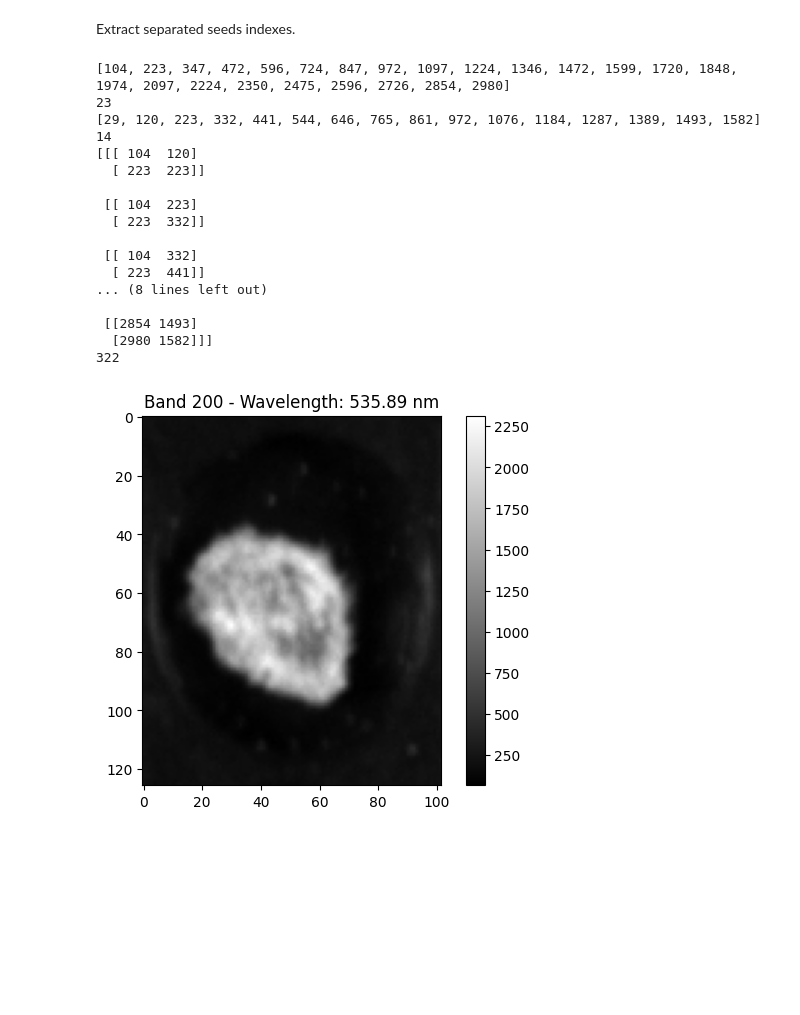
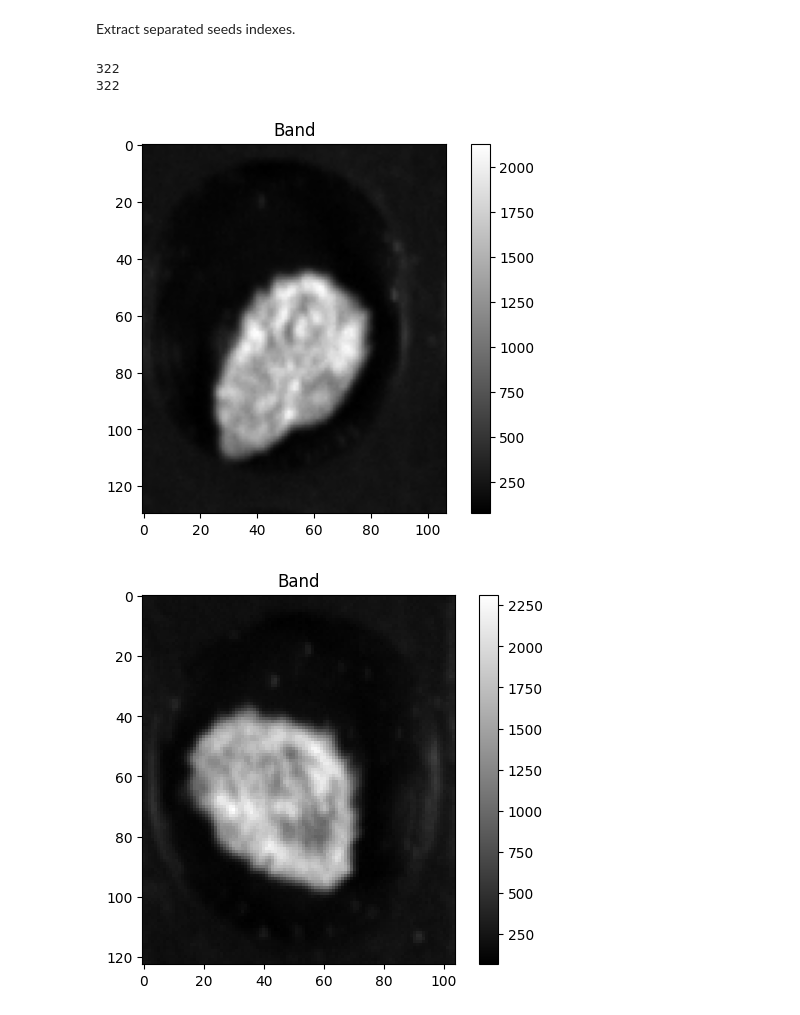
Before and after one commit to sgotteiner/Seed-Classification, a Jupyter notebook: SeedDetector.ipynb, the cells around one changed output. Cells and saved outputs as stored; diff of their text form; code cells hidden in the pictures; blank space fills up the shorter version.

Commit message:
generic grid generation for all images

```diff
--- a/SeedDetector.ipynb
+++ b/SeedDetector.ipynb
@@ -17,4 +3,0 @@ Wavelengths: 840
-# %%
-band_index = 200
-wavelength = img.bands.centers[band_index]
-band = data[:,:,band_index]
@@ -21,8 +10,16 @@ band = data[:,:,band_index]
 # %%
-def display_band(b, band_index=band_index, wavelength=wavelength):
-    plt.imshow(b, cmap='gray')
-    plt.title(f'Band {band_index} - Wavelength: {wavelength} nm')
+def display_band(band):
+    plt.imshow(band, cmap='gray')
+    plt.title(f'Band')
     plt.colorbar()
     plt.show()
 
-display_band(band)
+def display_row(band, row):
+    row_band = band.copy()
+    row_band[row:row+3,:] = 4000
+    display_band(row_band)
+
+def display_column(band, column):
+    column_band = band.copy()
+    column_band[81:,column:column+3] = 4000
+    display_band(column_band)
@@ -237,7 +220,7 @@ display_band(band_with_average_rows_and_columns)
 # %% [markdown]
 Extract separated seeds indexes.
 # %%
-def extract_separated_images_points():
+def extract_separated_images_points(average_rows_indexes, average_column_indexes):
     separated_images_points = []
 
     for row in range(len(average_rows_indexes) - 1):
@@ -246,30 +229,13 @@ def extract_separated_images_points():
 
     return np.array(separated_images_points)
 
-separated_images_points = extract_separated_images_points()
-np.save(image_path.split('\\')[2] + f'_sparation.npy', separated_images_points)
+separated_images_points1 = extract_separated_images_points(average_rows_indexes1, average_column_indexes1)
+np.save('Tori_Seed_Unpolish_Infected_Tobamo_S2_Vnir__T11_2022-08-28_11-20-20' + f'_sparation.npy', separated_images_points1)
+separated_images_points2 = extract_separated_images_points(average_rows_indexes2, average_column_indexes2)
+np.save('Tori_Seed_Unpolish_Infected_Tobamo_S2_Vnir__T12_2022-08-28_11-23-17' + f'_sparation.npy', separated_images_points2)
 
-print(average_rows_indexes)
-print(len(average_rows_indexes) - 1)
-print(average_column_indexes)
-print(len(average_column_indexes) - 2)
-print(separated_images_points)
-print(len(separated_images_points))
+print(len(separated_images_points1))
+print(len(separated_images_points2))
 # %% [output]
-[104, 223, 347, 472, 596, 724, 847, 972, 1097, 1224, 1346, 1472, 1599, 1720, 1848, 1974, 2097, 2224, 2350, 2475, 2596, 2726, 2854, 2980]
-23
-[29, 120, 223, 332, 441, 544, 646, 765, 861, 972, 1076, 1184, 1287, 1389, 1493, 1582]
-14
-[[[ 104  120]
-  [ 223  223]]
-
- [[ 104  223]
-  [ 223  332]]
-
- [[ 104  332]
-  [ 223  441]]
-... (8 lines left out)
-
- [[2854 1493]
-  [2980 1582]]]
 322
+322
@@ -282,4 +254,6 @@ np.save(seed_name, single_seed_image)
 # %%
-display_band(np.load(seed_name))
+display_band(np.load(seed1_name))
+display_band(np.load(seed2_name))
 # %% [output]
-[figure, old version]
+[figure, new version]
+[figure, added]
```
Also changed, not shown: parts of 17 cells of this notebook, 1 other file.
